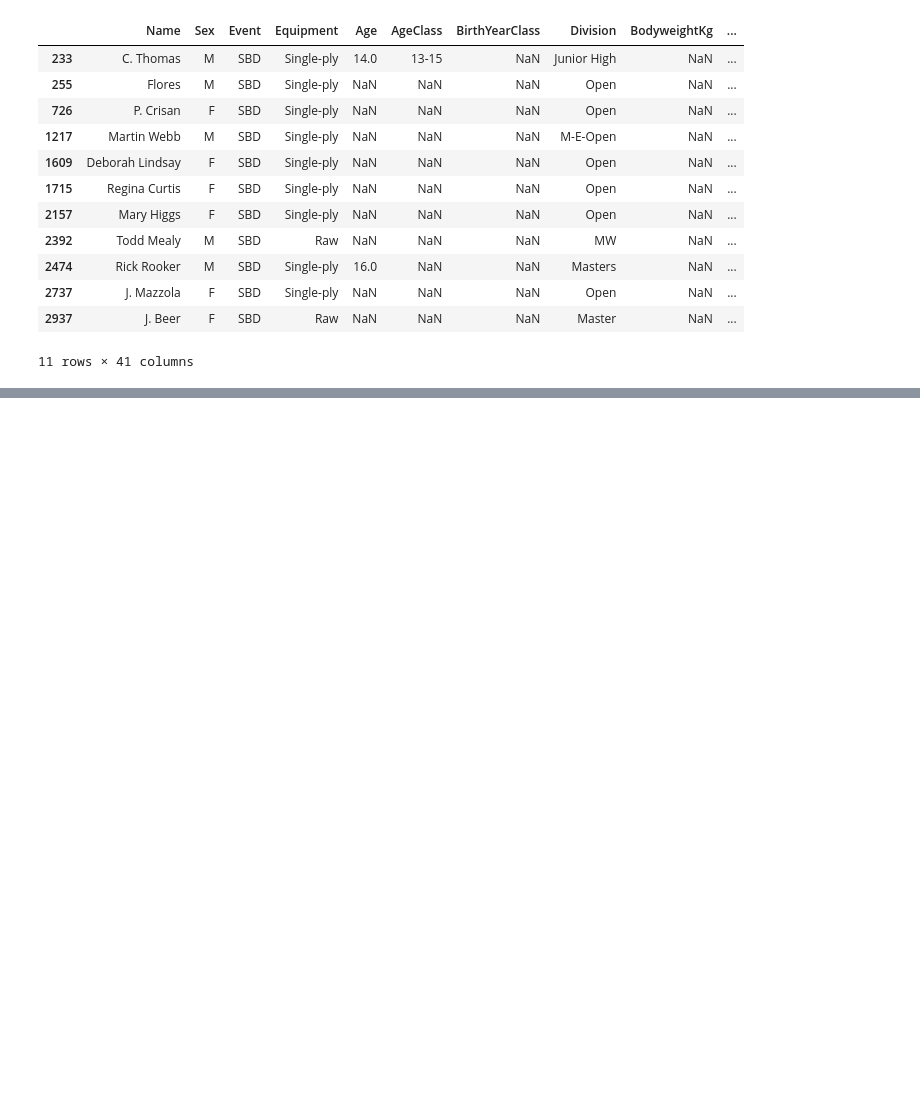
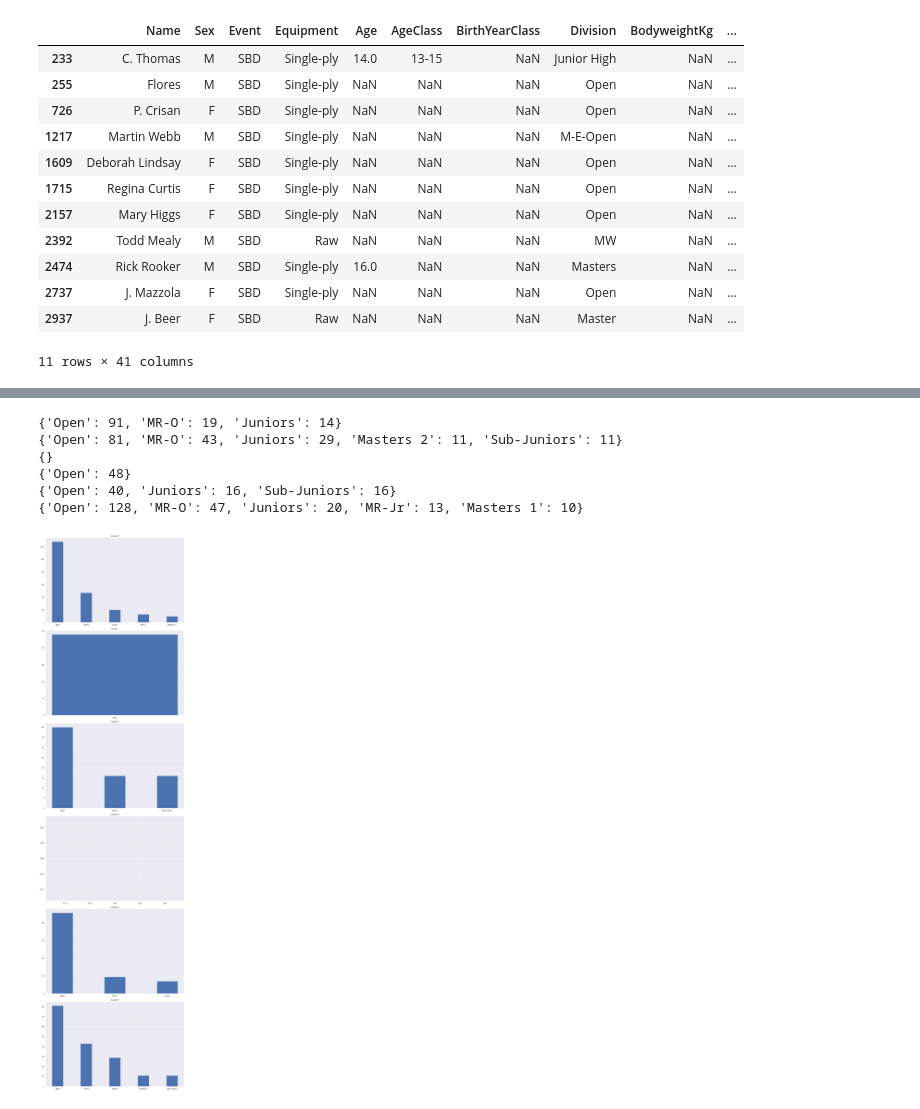
Before and after one commit to jinyangp/SC1015_MiniProject, a Jupyter notebook: JupyterNotebooks/mergedEDA_Preprocessing.ipynb, the cells around one changed output, grey strips where cells are left out. Saved outputs shown, nothing was run; the diff lists cells and outputs as text; code cells hidden in the pictures; blank space fills up the shorter version.

```diff
--- a/JupyterNotebooks/mergedEDA_Preprocessing.ipynb
+++ b/JupyterNotebooks/mergedEDA_Preprocessing.ipynb
@@ -1524,0 +1515,18 @@ Based on the clusters above, we can now detect whether a new MALE lifter is an o
+# %%
+## function that plots the distribution of Divisions in a given dataset
+
+def Division_visuals(df, printDict: bool):
+    fig, ax = plt.subplots(df.Cluster.nunique(), figsize = (12, 45))
+    for cluster in df.Cluster.unique():
+        cluster_df = df[df.Cluster == cluster]
+        cluster_dict = cluster_df.Division.value_counts().to_dict()
+        trimmed_dict = {}
+        for (key, value) in cluster_dict.items():
+            if value>=10:
+                trimmed_dict[key] = value ##only consider divisions with 10 contestants or more
+        if printDict:
+            print(trimmed_dict)
+        ax[cluster].bar(list(trimmed_dict.keys()), list(trimmed_dict.values()), width=0.4)
+        ax[cluster].set_title(f"Cluster {cluster}")
+
+    plt.tight_layout()
@@ -1524,0 +1576,10 @@ Based on the clusters above, we can now detect whether a new MALE lifter is an o
+# %%
+Division_visuals(male_model_copy, True)
+# %% [output]
+{'Open': 91, 'MR-O': 19, 'Juniors': 14}
+{'Open': 81, 'MR-O': 43, 'Juniors': 29, 'Masters 2': 11, 'Sub-Juniors': 11}
+{}
+{'Open': 48}
+{'Open': 40, 'Juniors': 16, 'Sub-Juniors': 16}
+{'Open': 128, 'MR-O': 47, 'Juniors': 20, 'MR-Jr': 13, 'Masters 1': 10}
+[figure, added]
```
Also changed, not shown: parts of 27 cells of this notebook.
